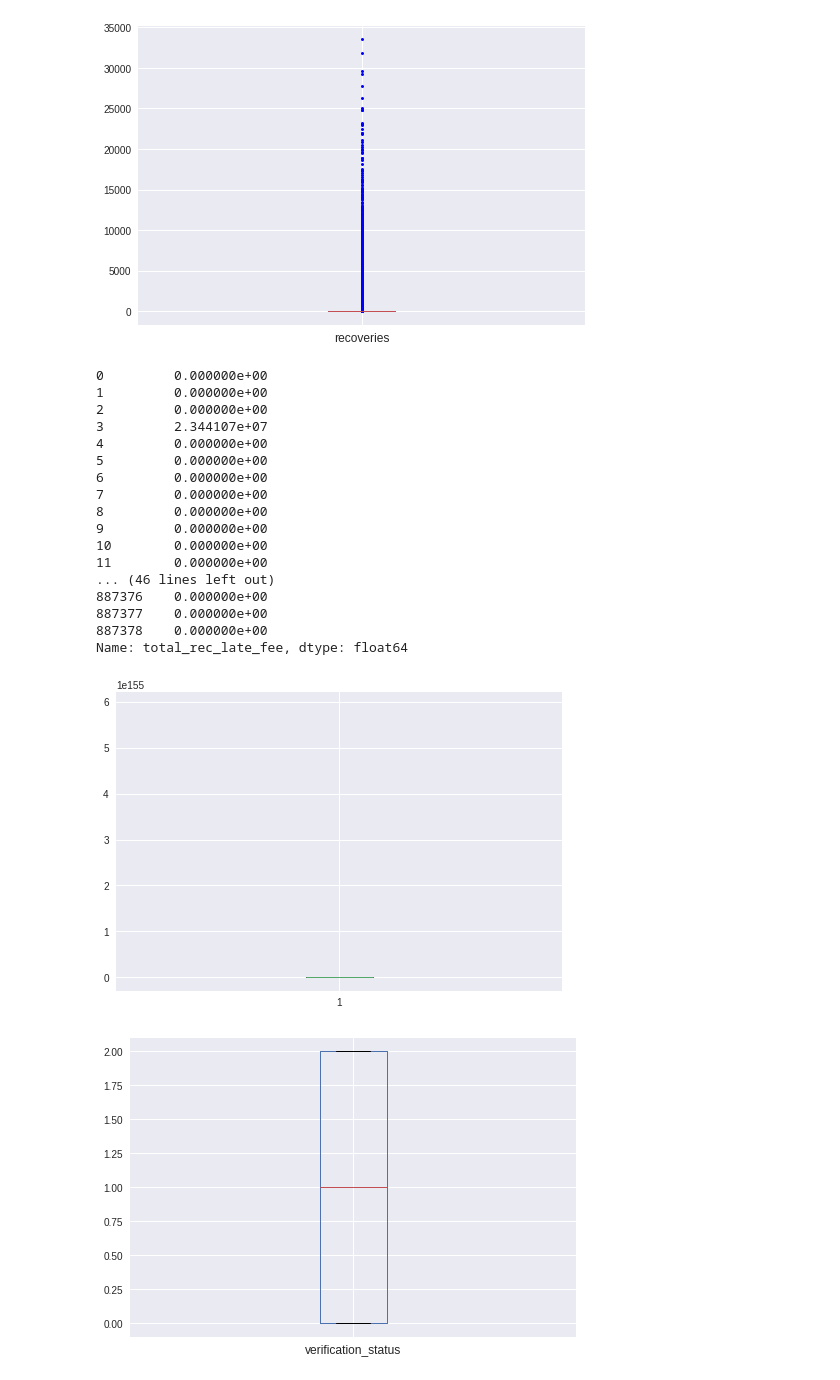
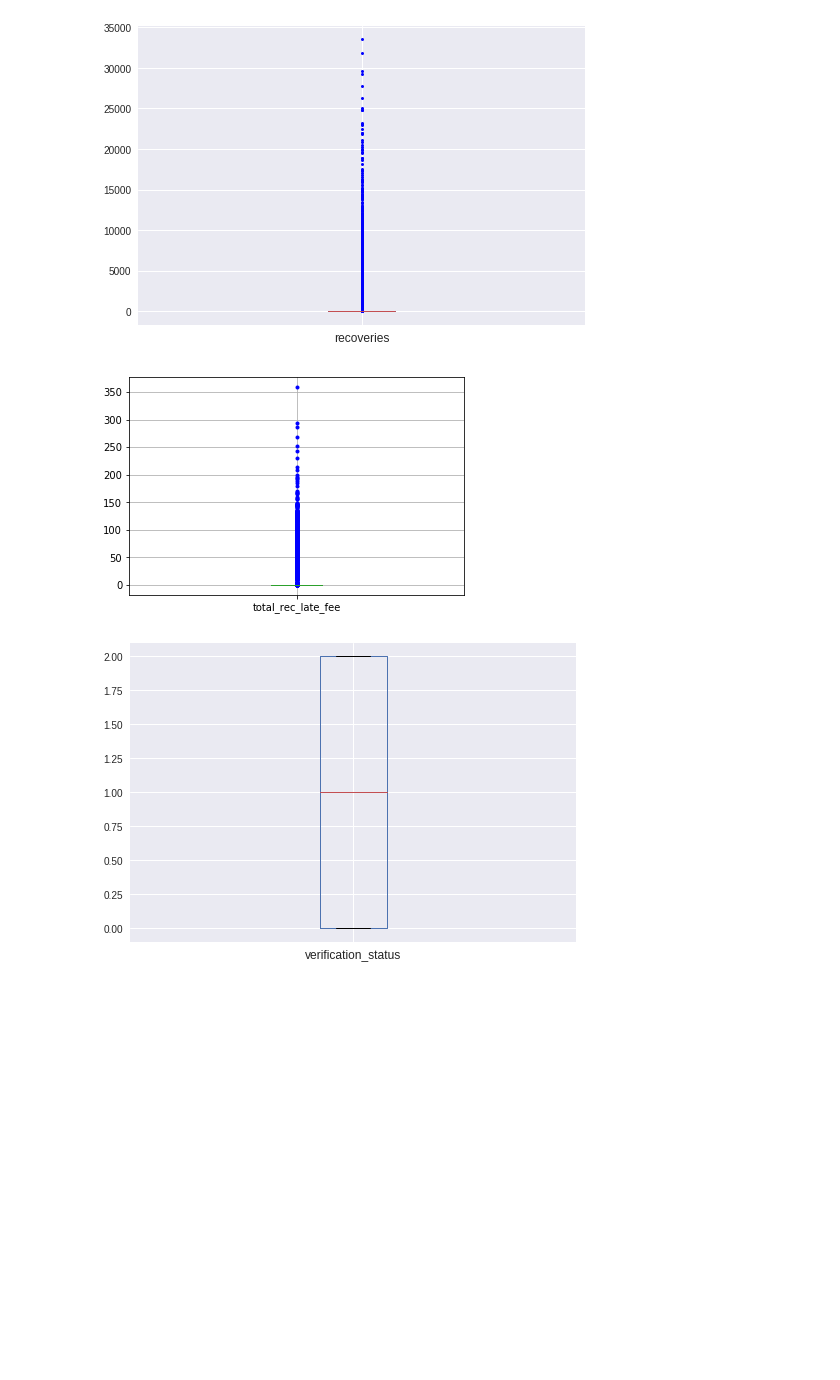
Before and after one commit to CarlosEspondaNieto/Buscando-el-Oasis-2-sprint-, a Jupyter notebook: DataChalleng.ipynb, the cells around one changed output. Drawn from its saved outputs; the diff is of its cells as text; code cells hidden in the pictures; blank space fills up the shorter version.

```diff
--- a/DataChalleng.ipynb
+++ b/DataChalleng.ipynb
@@ -467,31 +451,14 @@ plt.show()
 # %% [output]
 [figure]
 # %%
-out = np.exp(df['total_rec_late_fee']) - 1
-print(out)
-plt.boxplot(out,whis=1.5)
+#out = np.exp(df['total_rec_late_fee'])
+#print(out)
+df2.boxplot(column='total_rec_late_fee', sym= '.b', whis=1.5)
 plt.show()
 #df.boxplot(column="total_rec_late_fee", sym = 'b.', whis=1.5)
 #plt.show()
 # %% [output]
-0         0.000000e+00
-1         0.000000e+00
-2         0.000000e+00
-3         2.344107e+07
-4         0.000000e+00
-5         0.000000e+00
-6         0.000000e+00
-7         0.000000e+00
-8         0.000000e+00
-9         0.000000e+00
-10        0.000000e+00
-11        0.000000e+00
-... (46 lines left out)
-887376    0.000000e+00
-887377    0.000000e+00
-887378    0.000000e+00
-Name: total_rec_late_fee, dtype: float64
-[figure, old version]
+[figure, new version]
 # %%
 df.boxplot(column="verification_status")
 plt.show()
```
Also changed, not shown: parts of 100 cells of this notebook.
